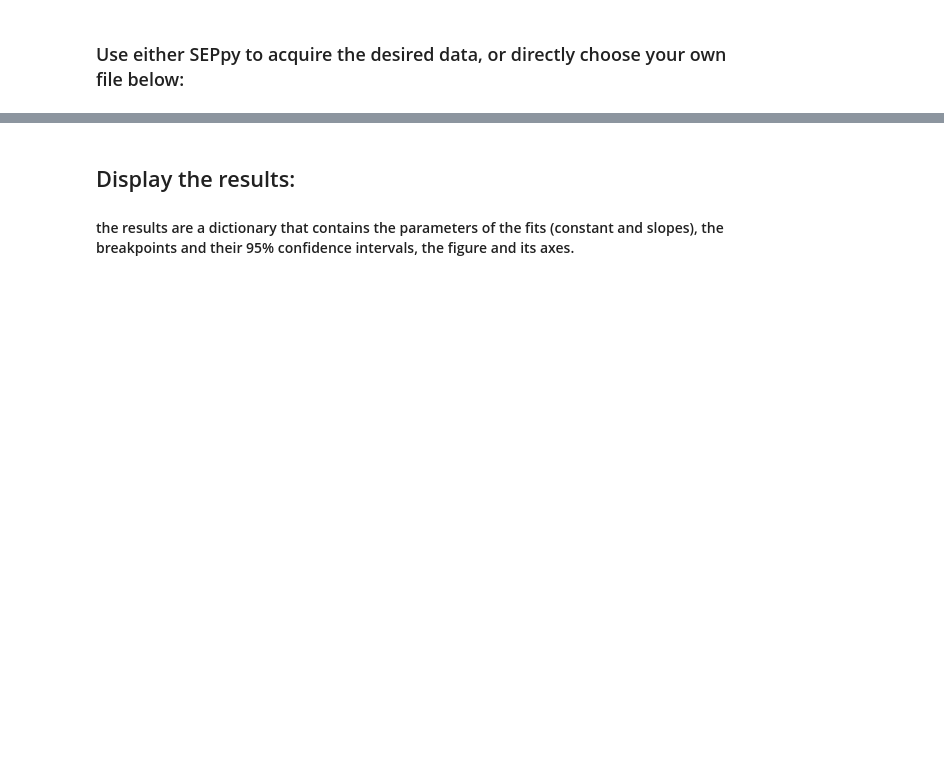
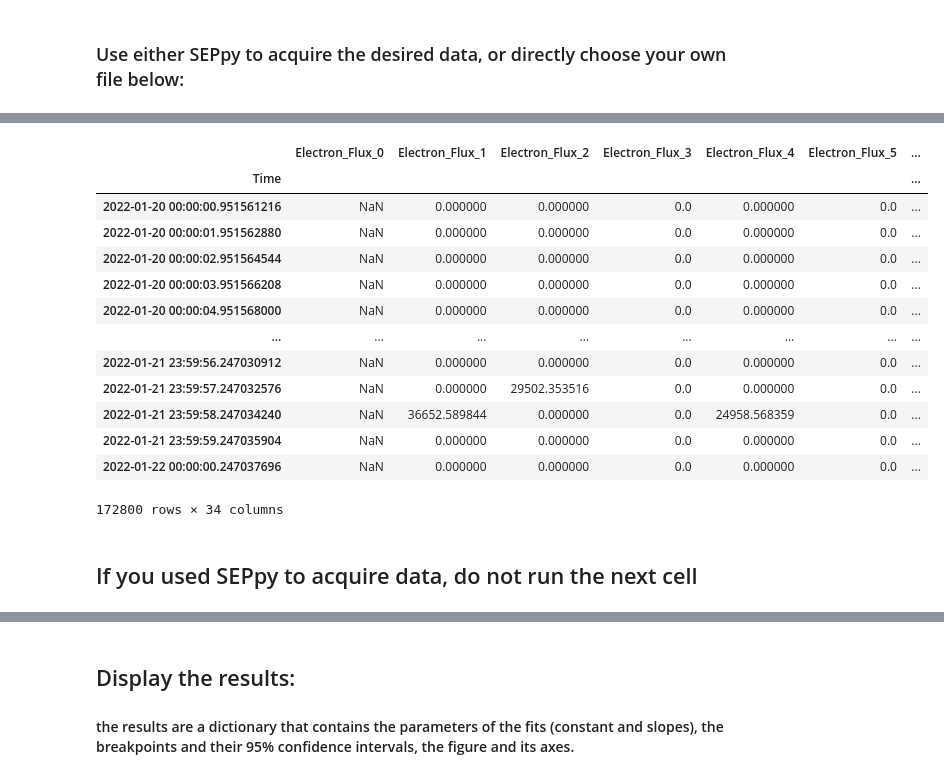
Before and after one commit to Christian-Palmroos/regression_onset_finders, a Jupyter notebook: interactive_testing.ipynb, the cells around one changed output, grey strips where cells are left out. Drawn from its saved outputs; the diff is of its cells as text; code cells hidden in the pictures; blank space fills up the shorter version.

```diff
--- a/interactive_testing.ipynb
+++ b/interactive_testing.ipynb
@@ -27,13 +35,32 @@ import reg
 # %%
-# from seppy.tools.widgets
-
+# To download (or load if files are locally present) SEPpy data, one needs to provide a time span.
 start_date = datetime.datetime(2022, 1, 20)
 end_date =  datetime.datetime(2022, 1, 21)
 
-#o = Event(spacecraft="Solar Orbiter", sensor="EPT", species="electron",
- #        start_date=start_date, end_date=end_date, data_level="l2",
-  #       data_path="data/", viewing="sun")
-#o.print_energies()
+seppy_data = Event(spacecraft=w.spacecraft_drop.value, sensor=w.sensor_drop.value, species=w.species_drop.value,
+                     start_date=start_date, end_date=end_date, data_level="l2",
+                     data_path="data/", viewing=w.view_drop.value)
+# %%
+df = reg.externals.export_seppy_data(event=seppy_data)
+# %%
+df
+# %% [output]
+|  | Electron_Flux_0 | Electron_Flux_1 | Electron_Flux_2 | Electron_Flux_3 | Electron_Flux_4 | Electron_Flux_5 | ... |
+| Time |  |  |  |  |  |  | ... |
+| 2022-01-20 00:00:00.951561216 | NaN | 0.000000 | 0.000000 | 0.0 | 0.000000 | 0.0 | ... |
+| 2022-01-20 00:00:01.951562880 | NaN | 0.000000 | 0.000000 | 0.0 | 0.000000 | 0.0 | ... |
+| 2022-01-20 00:00:02.951564544 | NaN | 0.000000 | 0.000000 | 0.0 | 0.000000 | 0.0 | ... |
+| 2022-01-20 00:00:03.951566208 | NaN | 0.000000 | 0.000000 | 0.0 | 0.000000 | 0.0 | ... |
+| 2022-01-20 00:00:04.951568000 | NaN | 0.000000 | 0.000000 | 0.0 | 0.000000 | 0.0 | ... |
+| ... | ... | ... | ... | ... | ... | ... | ... |
+| 2022-01-21 23:59:56.247030912 | NaN | 0.000000 | 0.000000 | 0.0 | 0.000000 | 0.0 | ... |
+| 2022-01-21 23:59:57.247032576 | NaN | 0.000000 | 29502.353516 | 0.0 | 0.000000 | 0.0 | ... |
+| 2022-01-21 23:59:58.247034240 | NaN | 36652.589844 | 0.000000 | 0.0 | 24958.568359 | 0.0 | ... |
+| 2022-01-21 23:59:59.247035904 | NaN | 0.000000 | 0.000000 | 0.0 | 0.000000 | 0.0 | ... |
+| 2022-01-22 00:00:00.247037696 | NaN | 0.000000 | 0.000000 | 0.0 | 0.000000 | 0.0 | ... |
+172800 rows × 34 columns
+# %% [markdown]
+## If you used SEPpy to acquire data, do not run the next cell
 # %%
 path = f"data{os.sep}"
 filenames = ["phys_data_2023-03-12_side0.csv",
```
Also changed, not shown: parts of 6 cells of this notebook, 3 other files.
